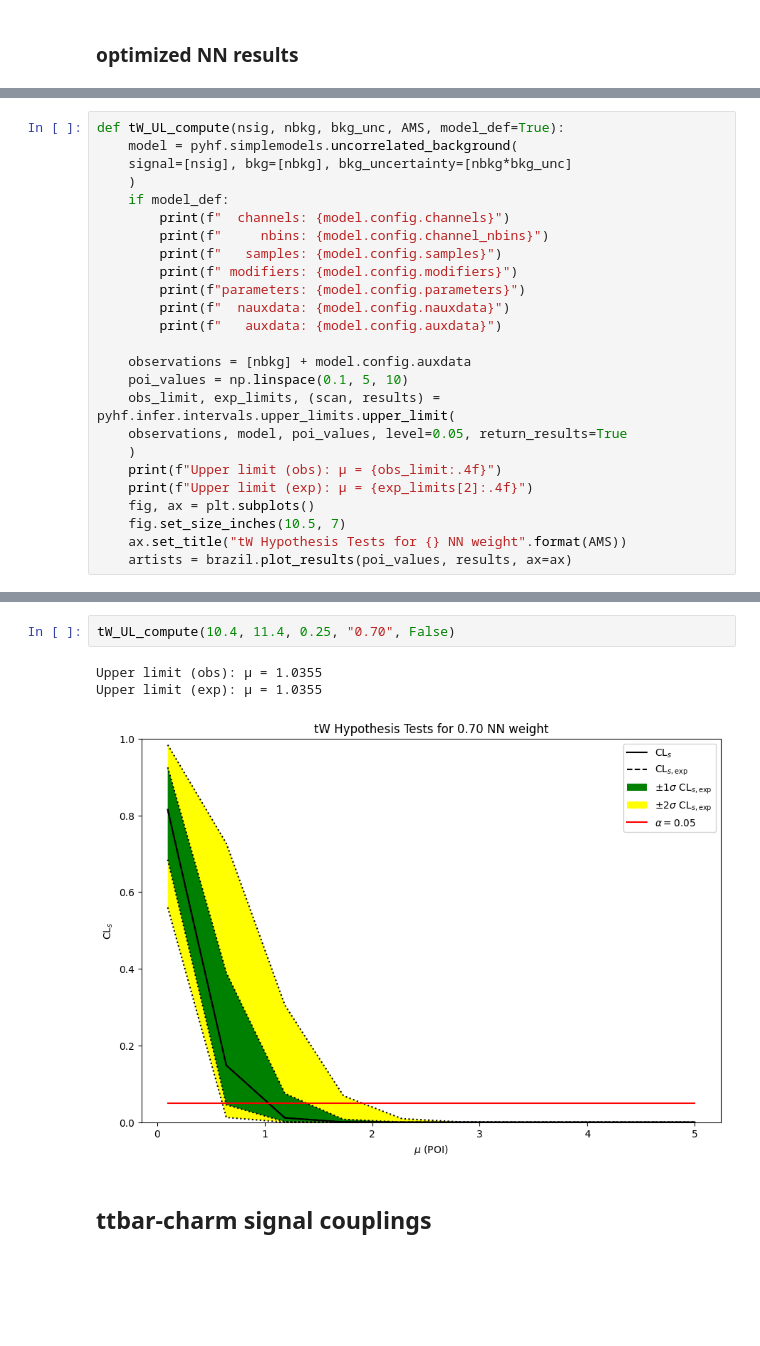
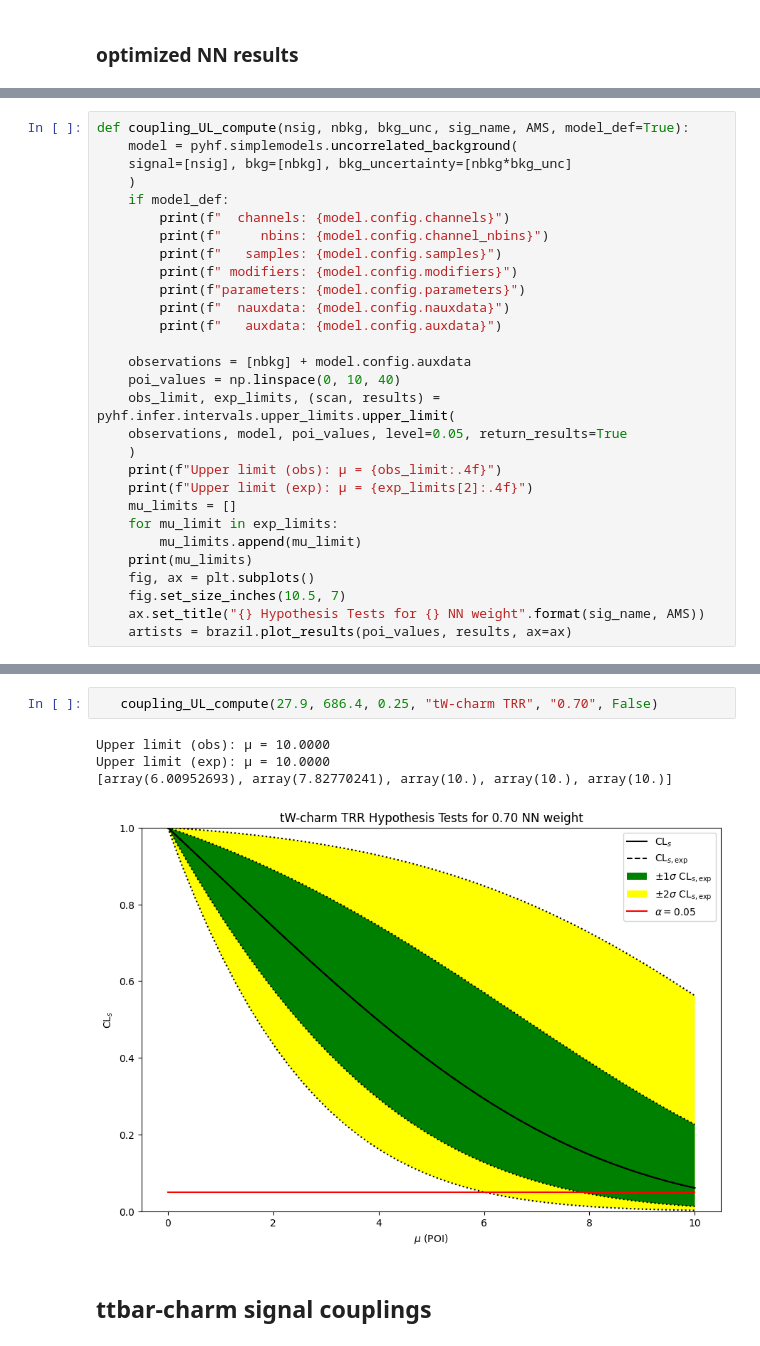
Before and after one commit to mghasemi19/TopFC, a Jupyter notebook: Fit_results/UL_pyhf.ipynb, the cells around one changed output, grey strips where cells are left out. Saved outputs shown, nothing was run; the diff lists cells and outputs as text; blank space fills up the shorter version.

```diff
--- a/Fit_results/UL_pyhf.ipynb
+++ b/Fit_results/UL_pyhf.ipynb
@@ -137,5 +310,5 @@ Upper limit (exp): μ = 0.1699
 # %%
-def tW_UL_compute(nsig, nbkg, bkg_unc, AMS, model_def=True):
+def coupling_UL_compute(nsig, nbkg, bkg_unc, sig_name, AMS, model_def=True):
     model = pyhf.simplemodels.uncorrelated_background(
     signal=[nsig], bkg=[nbkg], bkg_uncertainty=[nbkg*bkg_unc]
     )
@@ -149,14 +322,18 @@ def tW_UL_compute(nsig, nbkg, bkg_unc, AMS, model_def=True):
         print(f"   auxdata: {model.config.auxdata}")
 
     observations = [nbkg] + model.config.auxdata
-    poi_values = np.linspace(0.1, 5, 10)
+    poi_values = np.linspace(0, 10, 40)
     obs_limit, exp_limits, (scan, results) = pyhf.infer.intervals.upper_limits.upper_limit(
     observations, model, poi_values, level=0.05, return_results=True
     )
     print(f"Upper limit (obs): μ = {obs_limit:.4f}")
     print(f"Upper limit (exp): μ = {exp_limits[2]:.4f}")
+    mu_limits = []
+    for mu_limit in exp_limits:
+        mu_limits.append(mu_limit)
+    print(mu_limits)
     fig, ax = plt.subplots()
     fig.set_size_inches(10.5, 7)
-    ax.set_title("tW Hypothesis Tests for {} NN weight".format(AMS))
+    ax.set_title("{} Hypothesis Tests for {} NN weight".format(sig_name, AMS))
     artists = brazil.plot_results(poi_values, results, ax=ax)
 # %%
@@ -174,9 +353,10 @@ Upper limit (exp): μ = 1.1436
 # %%
-tW_UL_compute(10.4, 11.4, 0.25, "0.70", False)
+   coupling_UL_compute(27.9, 686.4, 0.25, "tW-charm TRR", "0.70", False)
 # %% [output]
-Upper limit (obs): μ = 1.0355
-Upper limit (exp): μ = 1.0355
+Upper limit (obs): μ = 10.0000
+Upper limit (exp): μ = 10.0000
+[array(6.00952693), array(7.82770241), array(10.), array(10.), array(10.)]
-[figure, old version]
+[figure, new version]
 # %% [markdown]
 ## ttbar-charm signal couplings
 # %%
```
Also changed, not shown: parts of 56 cells of this notebook, 2 other files.
